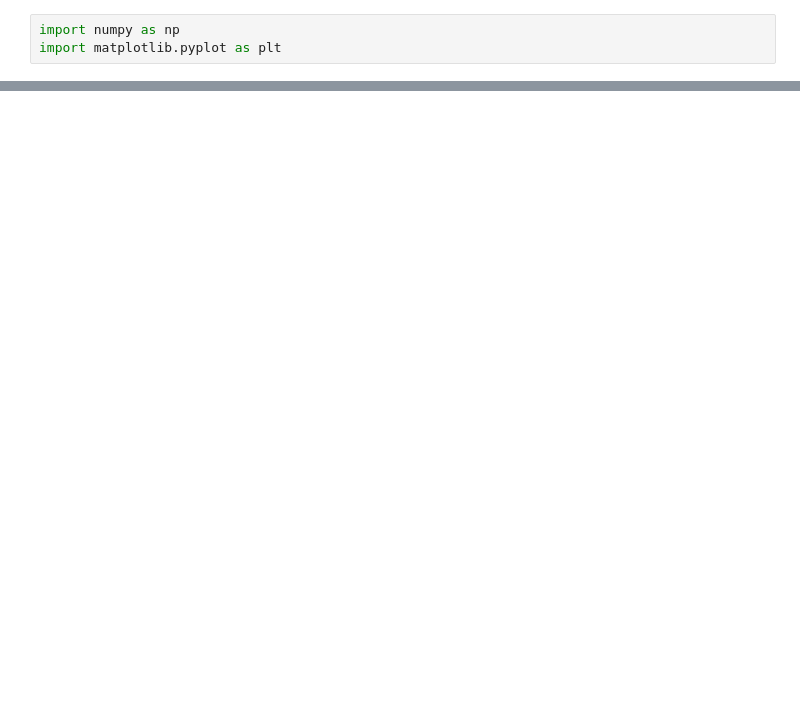
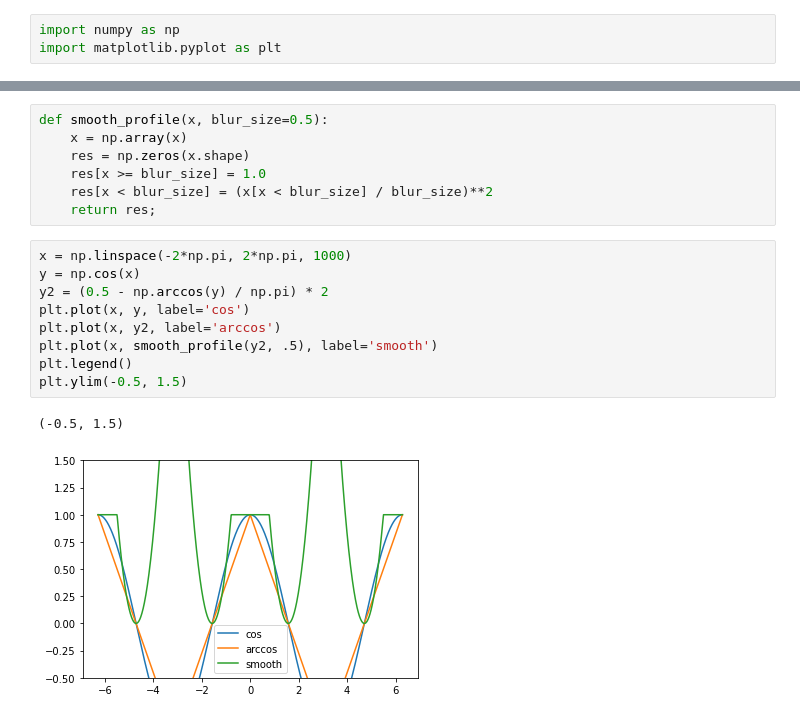
Before and after one commit to LeonardEyer/mitsuba2, a Jupyter notebook: notebook/Untitled4.ipynb, the cells around one changed output, grey strips where cells are left out. Saved outputs shown, nothing was run; the diff lists cells and outputs as text; blank space fills up the shorter version.

```diff
--- a/notebook/Untitled4.ipynb
+++ b/notebook/Untitled4.ipynb
@@ -23,0 +12,19 @@ plt.plot(idx)
+# %%
+def smooth_profile(x, blur_size=0.5):
+    x = np.array(x)
+    res = np.zeros(x.shape)
+    res[x >= blur_size] = 1.0
+    res[x < blur_size] = (x[x < blur_size] / blur_size)**2
+    return res;
+# %%
+x = np.linspace(-2*np.pi, 2*np.pi, 1000)
+y = np.cos(x)
+y2 = (0.5 - np.arccos(y) / np.pi) * 2
+plt.plot(x, y, label='cos')
+plt.plot(x, y2, label='arccos')
+plt.plot(x, smooth_profile(y2, .5), label='smooth')
+plt.legend()
+plt.ylim(-0.5, 1.5)
+# %% [output]
+(-0.5, 1.5)
+[figure, added]
```
Also changed, not shown: parts of 4 cells of this notebook, 7 other files.
